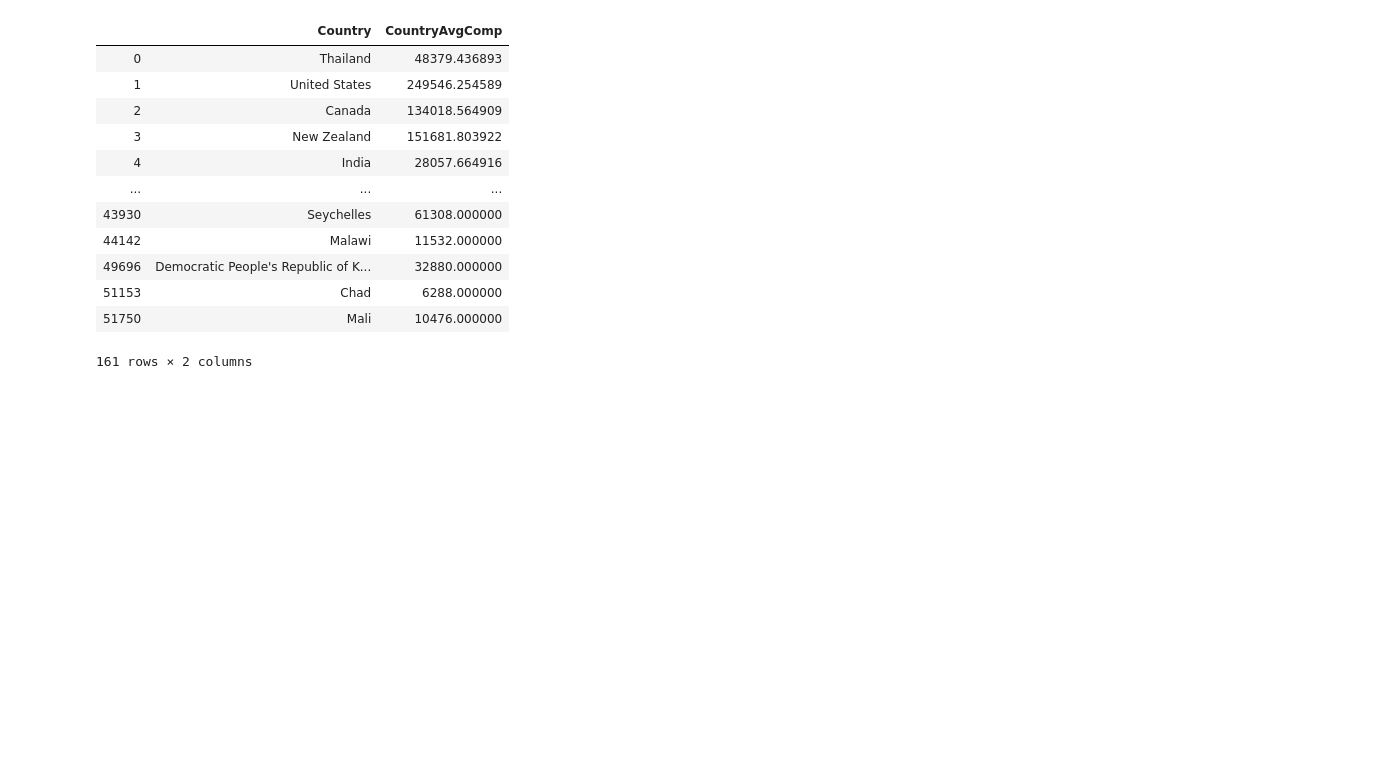
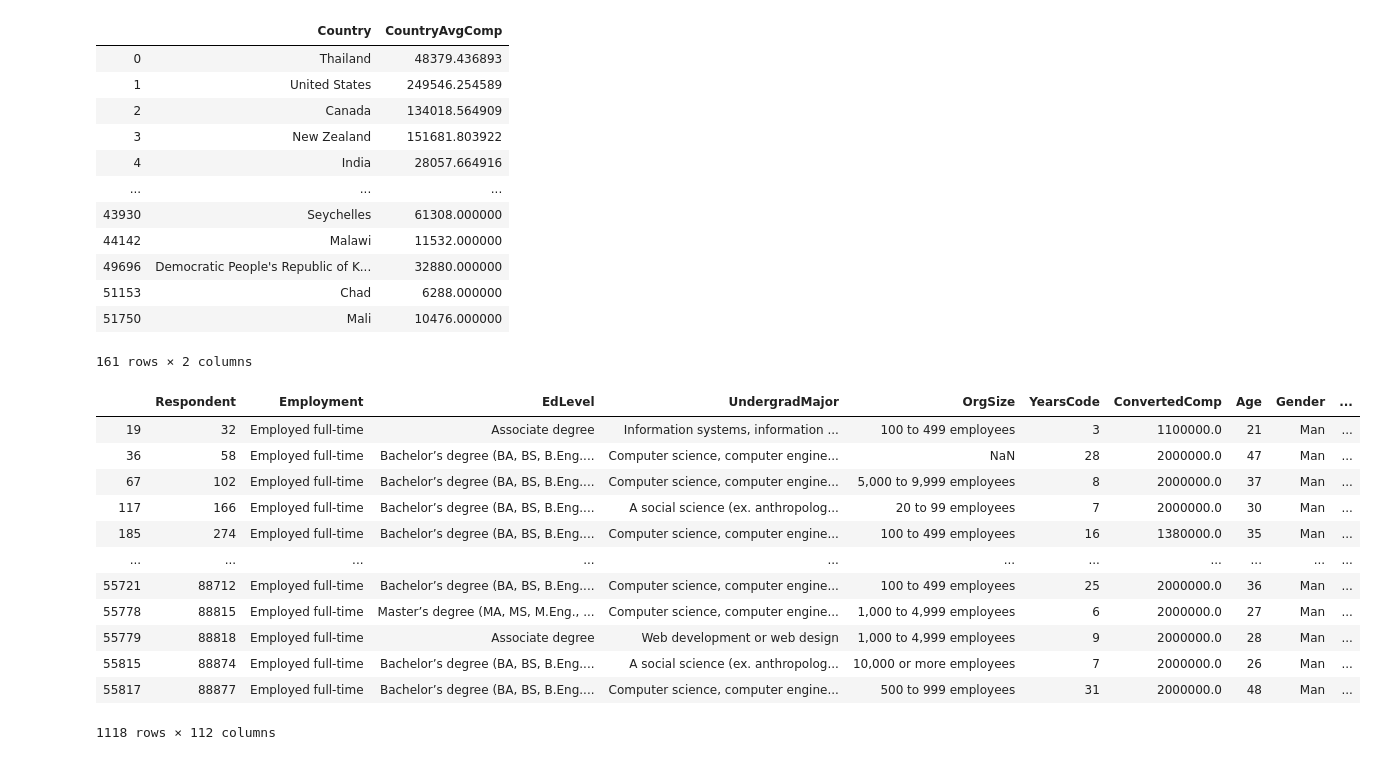
Before and after one commit to salary-sight/machine-learning-model, a Jupyter notebook: Main.ipynb, the cells around one changed output. Saved outputs shown, nothing was run; the diff lists cells and outputs as text; code cells hidden in the pictures; blank space fills up the shorter version.

```diff
--- a/Main.ipynb
+++ b/Main.ipynb
@@ -561,6 +561,8 @@ df_2019[df_2019['Age']!=0]['Age'].mean()
 31.42608338160821
 # %%
 df_2019.loc[df_2019['Age']==0, 'Age'] = 31
+# %%
+df_2019 = df_2019[df_2019['ConvertedComp']<1000000]
 # %%
 X = df_2019.drop(['Respondent', 'Employment', 'EdLevel', 'UndergradMajor', 'OrgSize', 'Gender', 'Country', 'ConvertedComp', 'LanguageWorkedWith', 'DatabaseWorkedWith', 'PlatformWorkedWith', 'WebFrameWorkedWith'], axis=1)
 # %%
@@ -965,3 +967,19 @@ country_map
 | 51153 | Chad | 6288.000000 |
 | 51750 | Mali | 10476.000000 |
 161 rows × 2 columns
+# %%
+df_2019[df_2019['ConvertedComp']>1000000]
+# %% [output]
+|  | Respondent | Employment | EdLevel | UndergradMajor | OrgSize | YearsCode | ConvertedComp | Age | Gender | ... |
+| 19 | 32 | Employed full-time | Associate degree | Information systems, information ... | 100 to 499 employees | 3 | 1100000.0 | 21 | Man | ... |
+| 36 | 58 | Employed full-time | Bachelor’s degree (BA, BS, B.Eng.... | Computer science, computer engine... | NaN | 28 | 2000000.0 | 47 | Man | ... |
+| 67 | 102 | Employed full-time | Bachelor’s degree (BA, BS, B.Eng.... | Computer science, computer engine... | 5,000 to 9,999 employees | 8 | 2000000.0 | 37 | Man | ... |
+| 117 | 166 | Employed full-time | Bachelor’s degree (BA, BS, B.Eng.... | A social science (ex. anthropolog... | 20 to 99 employees | 7 | 2000000.0 | 30 | Man | ... |
+| 185 | 274 | Employed full-time | Bachelor’s degree (BA, BS, B.Eng.... | Computer science, computer engine... | 100 to 499 employees | 16 | 1380000.0 | 35 | Man | ... |
+| ... | ... | ... | ... | ... | ... | ... | ... | ... | ... | ... |
+| 55721 | 88712 | Employed full-time | Bachelor’s degree (BA, BS, B.Eng.... | Computer science, computer engine... | 100 to 499 employees | 25 | 2000000.0 | 36 | Man | ... |
+| 55778 | 88815 | Employed full-time | Master’s degree (MA, MS, M.Eng., ... | Computer science, computer engine... | 1,000 to 4,999 employees | 6 | 2000000.0 | 27 | Man | ... |
+| 55779 | 88818 | Employed full-time | Associate degree | Web development or web design | 1,000 to 4,999 employees | 9 | 2000000.0 | 28 | Man | ... |
+| 55815 | 88874 | Employed full-time | Bachelor’s degree (BA, BS, B.Eng.... | A social science (ex. anthropolog... | 10,000 or more employees | 7 | 2000000.0 | 26 | Man | ... |
+| 55817 | 88877 | Employed full-time | Bachelor’s degree (BA, BS, B.Eng.... | Computer science, computer engine... | 500 to 999 employees | 31 | 2000000.0 | 48 | Man | ... |
+1118 rows × 112 columns
```
Also changed, not shown: 1 other file.
